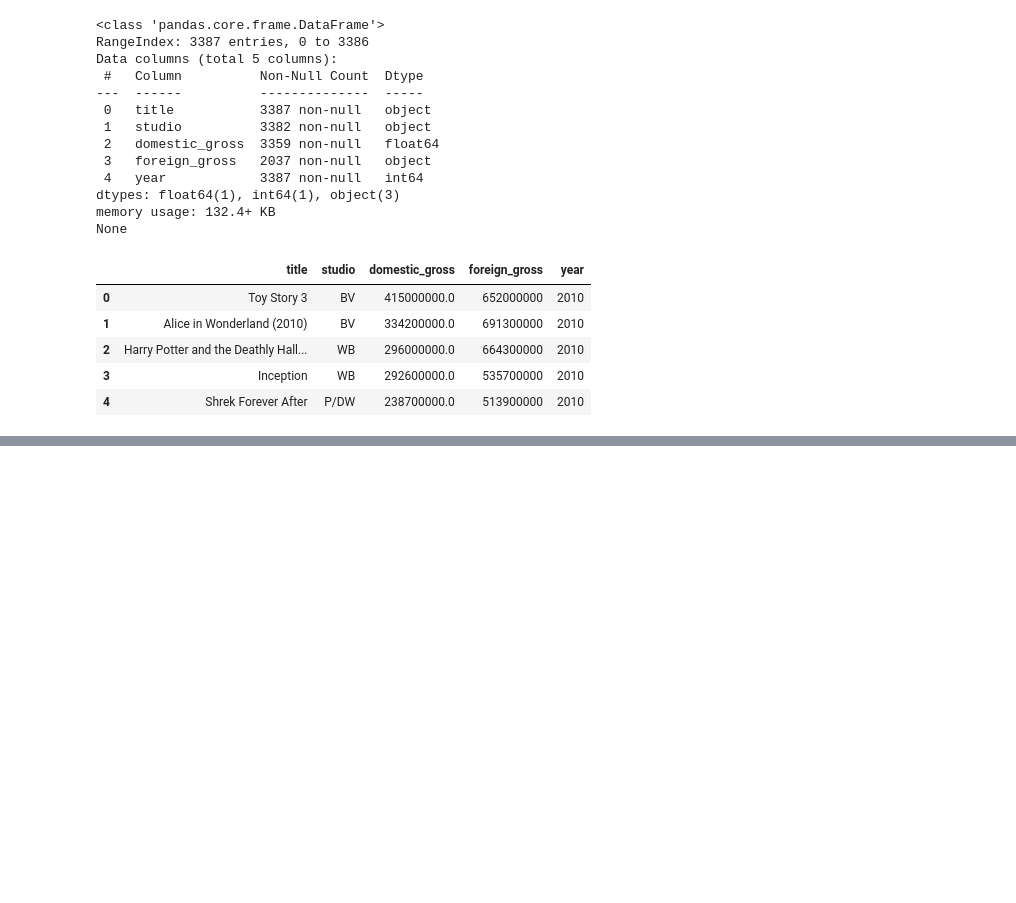
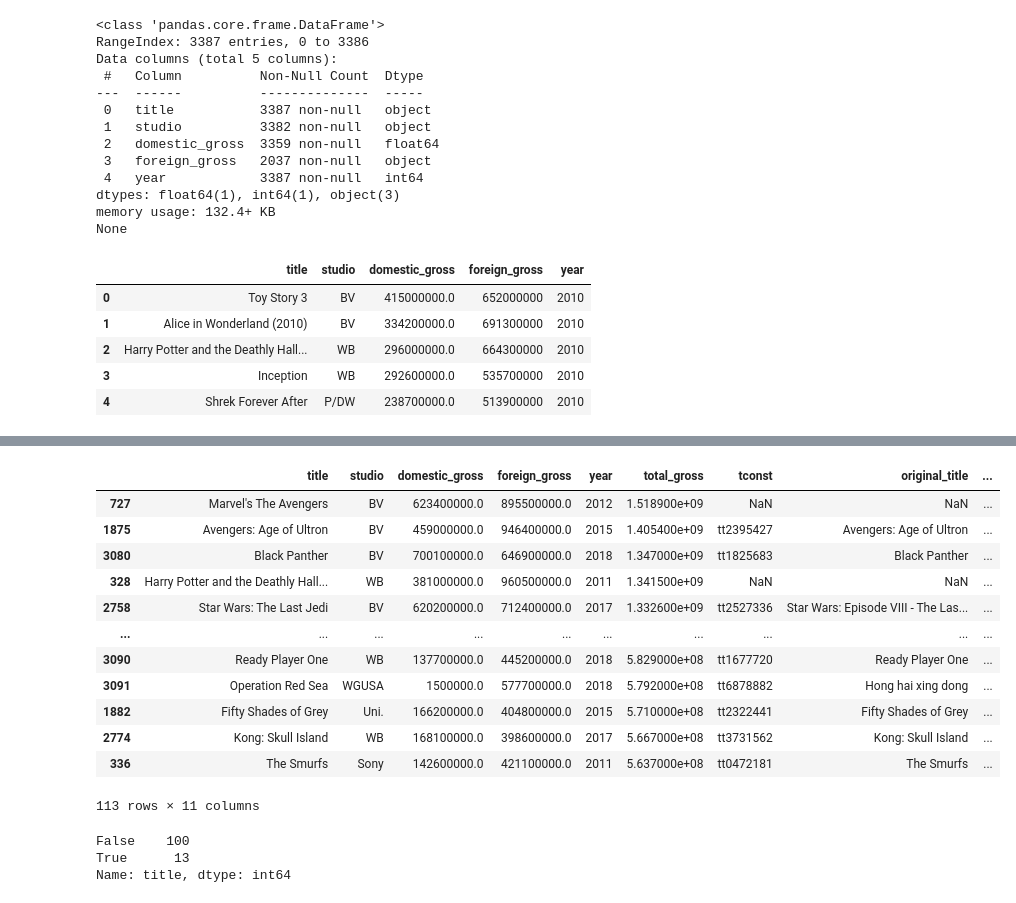
Before and after one commit to ramilchai/dsc-phase-1-project, a Jupyter notebook: student.ipynb, the cells around one changed output, grey strips where cells are left out. Drawn from its saved outputs; the diff is of its cells as text; code cells hidden in the pictures; blank space fills up the shorter version.

```diff
--- a/student.ipynb
+++ b/student.ipynb
@@ -474,0 +395,4 @@ dtype: int64
+# %%
+gross['foreign_gross'] = pd.to_numeric(gross['foreign_gross'],errors='coerce')
+# %%
+gross['total_gross'] = gross['domestic_gross'] + gross['foreign_gross']
@@ -474,0 +431,24 @@ dtype: int64
+# %%
+test = working.join(basics.set_index('primary_title'), how='left', on='title' )
+test
+# %% [output]
+|  | title | studio | domestic_gross | foreign_gross | year | total_gross | tconst | original_title | ... |
+| 727 | Marvel's The Avengers | BV | 623400000.0 | 895500000.0 | 2012 | 1.518900e+09 | NaN | NaN | ... |
+| 1875 | Avengers: Age of Ultron | BV | 459000000.0 | 946400000.0 | 2015 | 1.405400e+09 | tt2395427 | Avengers: Age of Ultron | ... |
+| 3080 | Black Panther | BV | 700100000.0 | 646900000.0 | 2018 | 1.347000e+09 | tt1825683 | Black Panther | ... |
+| 328 | Harry Potter and the Deathly Hall... | WB | 381000000.0 | 960500000.0 | 2011 | 1.341500e+09 | NaN | NaN | ... |
+| 2758 | Star Wars: The Last Jedi | BV | 620200000.0 | 712400000.0 | 2017 | 1.332600e+09 | tt2527336 | Star Wars: Episode VIII - The Las... | ... |
+| ... | ... | ... | ... | ... | ... | ... | ... | ... | ... |
+| 3090 | Ready Player One | WB | 137700000.0 | 445200000.0 | 2018 | 5.829000e+08 | tt1677720 | Ready Player One | ... |
+| 3091 | Operation Red Sea | WGUSA | 1500000.0 | 577700000.0 | 2018 | 5.792000e+08 | tt6878882 | Hong hai xing dong | ... |
+| 1882 | Fifty Shades of Grey | Uni. | 166200000.0 | 404800000.0 | 2015 | 5.710000e+08 | tt2322441 | Fifty Shades of Grey | ... |
+| 2774 | Kong: Skull Island | WB | 168100000.0 | 398600000.0 | 2017 | 5.667000e+08 | tt3731562 | Kong: Skull Island | ... |
+| 336 | The Smurfs | Sony | 142600000.0 | 421100000.0 | 2011 | 5.637000e+08 | tt0472181 | The Smurfs | ... |
+113 rows × 11 columns
+# %%
+#check for duplicates
+test['title'].duplicated().value_counts()
+# %% [output]
+False    100
+True      13
+Name: title, dtype: int64
```
Also changed, not shown: parts of 38 cells of this notebook.
